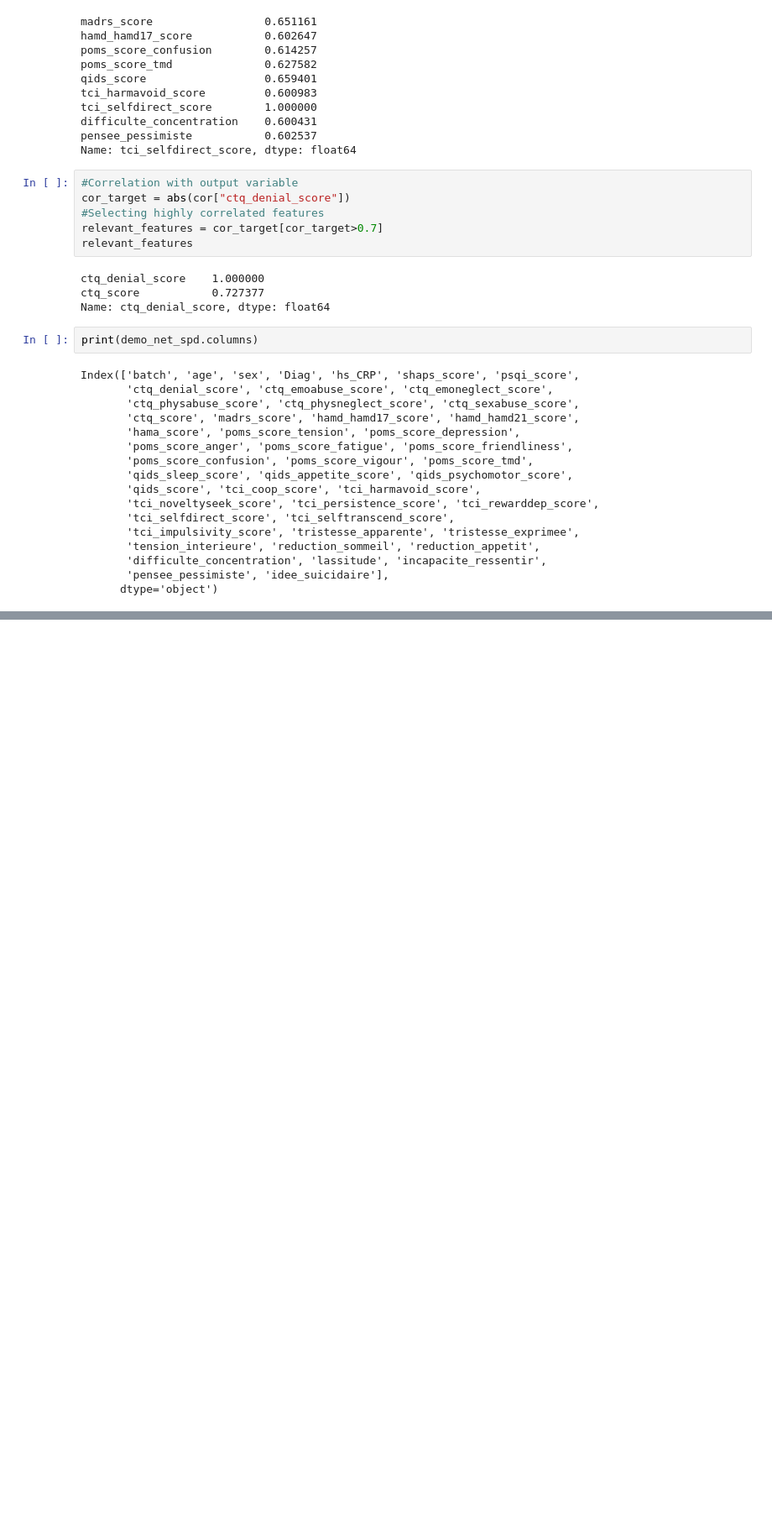
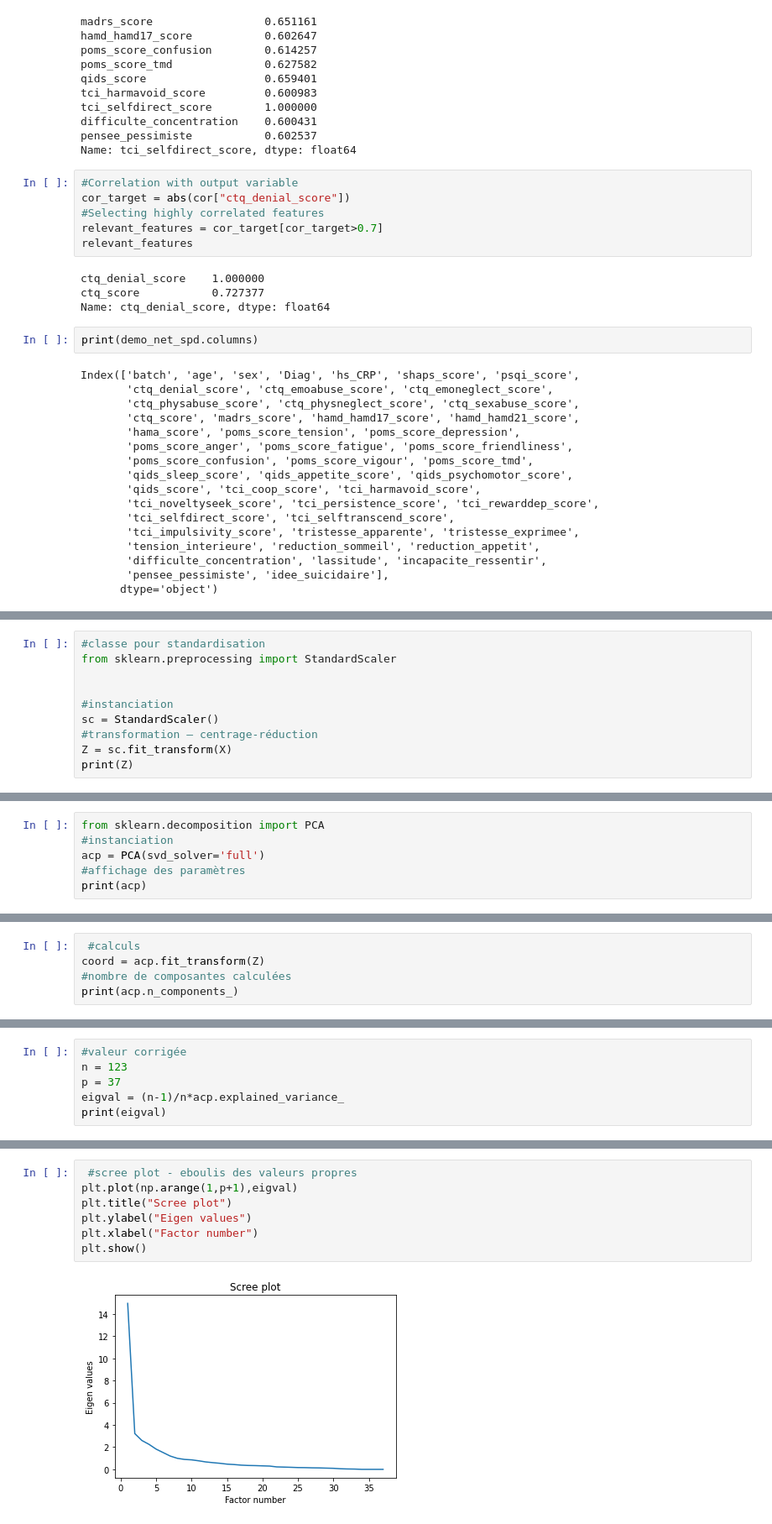
Before and after one commit to nassimabeddar/Depression-analysis, a Jupyter notebook: analyse-detection-depression.ipynb, the cells around one changed output, grey strips where cells are left out. Shown at 84% size. Drawn from its saved outputs; the diff is of its cells as text; blank space fills up the shorter version.

```diff
--- a/analyse-detection-depression.ipynb
+++ b/analyse-detection-depression.ipynb
@@ -708,0 +752,10 @@ AN965  MDD     0.3         40.0         7.0
+# %%
+#classe pour standardisation
+from sklearn.preprocessing import StandardScaler
+
+
+#instanciation
+sc = StandardScaler()
+#transformation – centrage-réduction
+Z = sc.fit_transform(X)
+print(Z)
@@ -708,0 +798,6 @@ AN965  MDD     0.3         40.0         7.0
+# %%
+from sklearn.decomposition import PCA
+#instanciation
+acp = PCA(svd_solver='full')
+#affichage des paramètres
+print(acp)
@@ -708,0 +807,5 @@ AN965  MDD     0.3         40.0         7.0
+# %%
+ #calculs
+coord = acp.fit_transform(Z)
+#nombre de composantes calculées
+print(acp.n_components_)
@@ -708,0 +828,6 @@ AN965  MDD     0.3         40.0         7.0
+# %%
+#valeur corrigée
+n = 123
+p = 37
+eigval = (n-1)/n*acp.explained_variance_
+print(eigval)
@@ -708,0 +873,9 @@ AN965  MDD     0.3         40.0         7.0
+# %%
+ #scree plot - eboulis des valeurs propres
+plt.plot(np.arange(1,p+1),eigval)
+plt.title("Scree plot")
+plt.ylabel("Eigen values")
+plt.xlabel("Factor number")
+plt.show()
+# %% [output]
+[figure, added]
```
Also changed, not shown: parts of 32 cells of this notebook.
